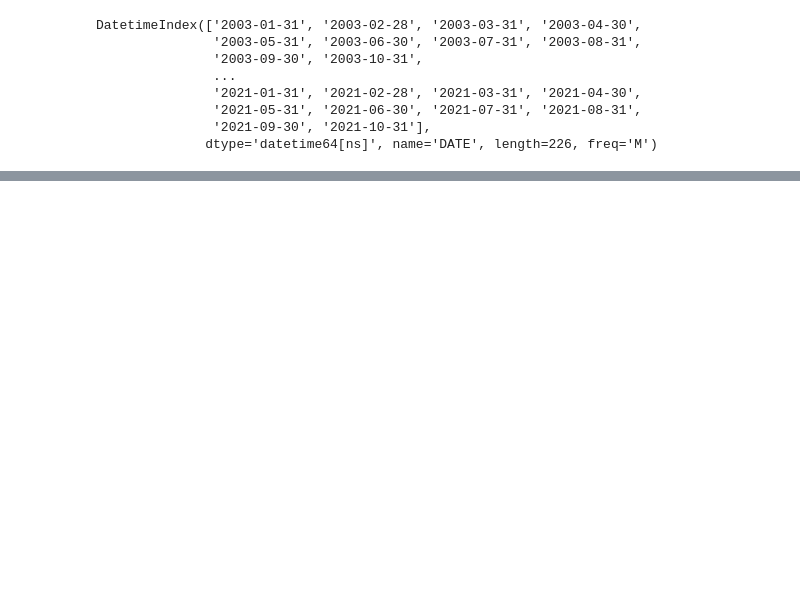
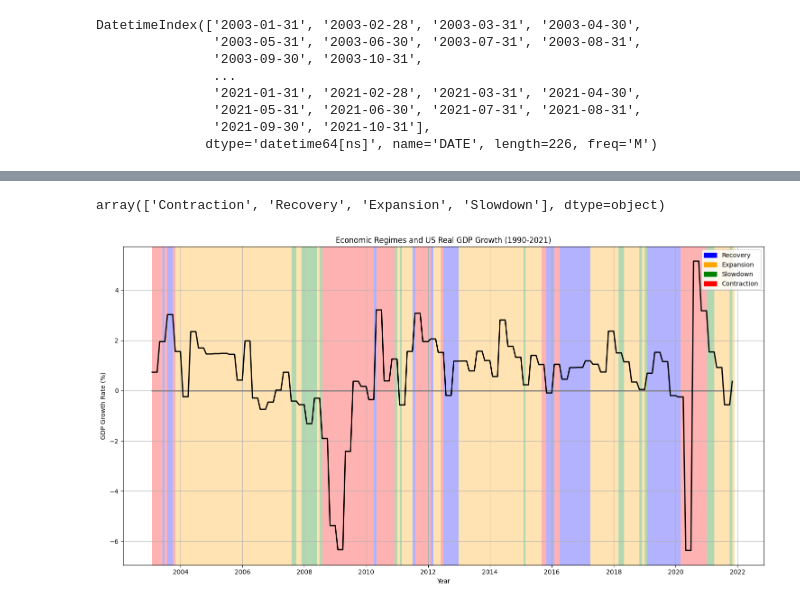
Before and after one commit to FELAB-KHU/S-PQuantTeam03, a Jupyter notebook: regime_re_지영_1121.ipynb, the cells around one changed output, grey strips where cells are left out. Cells and saved outputs as stored; diff of their text form; code cells hidden in the pictures; blank space fills up the shorter version.

```diff
--- a/regime_re_지영_1121.ipynb
+++ b/regime_re_지영_1121.ipynb
@@ -94 +115,8 @@ print('하락 중인 구간 :', df_down)
+# %%
+# leading indicator 02
+indicator_mean = data['indicator'].mean()
+
+# VIX 02
+data['vix_mv'] = new_data['VIXCLS'].rolling(window=240).mean()
+data['vix_mv'] = data['vix_mv'].fillna(method='bfill')
 # %%
@@ -112,0 +158,13 @@ for i in all_period:
+# %%
+# regime 정의 02
+conditions = [
+    (data['indicator'] < indicator_mean) & (data['vix'] < data['vix_mv']),
+    (data['indicator'] >= indicator_mean) & (data['vix'] < data['vix_mv']),
+    (data['indicator'] >= indicator_mean) & (data['vix'] >= data['vix_mv']),
+    (data['indicator'] < indicator_mean) & (data['vix'] >= data['vix_mv'])
+]
+
+choices = ['Recovery', 'Expansion', 'Slowdown', 'Contraction']
+data['regime'] = np.select(conditions, choices)
+
+data
@@ -165,0 +220,4 @@ memory usage: 8.8+ KB
+# %%
+data['regime'].unique()
+# %% [output]
+array(['Contraction', 'Recovery', 'Expansion', 'Slowdown'], dtype=object)
@@ -165,0 +263,49 @@ memory usage: 8.8+ KB
+# %%
+# 그래프를 그리기 위한 설정
+plt.figure(figsize=(15, 8))
+ax = plt.gca()
+
+# 각 국면별 배경색 설정
+background_colors = {
+    'Recovery': 'blue',
+    'Expansion': 'orange',
+    'Slowdown': 'green',
+    'Contraction': 'red'
+}
+
+# 범례를 위한 패치 리스트 생성
+legend_patches = [Patch(color=color, label=regime) for regime, color in background_colors.items()]
+
+# 국면이 바뀌는 지점을 찾습니다.
+regime_changes = data['regime'].ne(data['regime'].shift()).cumsum()
+
+# 각 국면에 대해 배경색을 칠합니다.
+prev_end = None
+for (regime, group_data) in data.groupby(regime_changes):
+    start = prev_end if prev_end else group_data.index[0]
+    end = group_data.index[-1] + pd.offsets.MonthEnd(1)  # 월말로 설정하여 겹치게 함
+    prev_end = end
+    ax.axvspan(start, end, facecolor=background_colors[group_data['regime'].iloc[0]], alpha=0.3, lw=0)
+
+# y=0 선 그래프 그리기
+ax.plot(data.index, np.zeros_like(data['gdp']), color='gray', linewidth=2)
+
+# 실질 GDP 성장률 선 그래프 그리기
+ax.plot(data.index, data['gdp'], color='black', linewidth=2, label='US Real GDP Growth y/y %')
+
+# y 축 레이블 설정
+plt.ylabel('GDP Growth Rate (%)')
+
+# 그래프 제목 및 레이블 설정
+plt.title('Economic Regimes and US Real GDP Growth (1990-2021)')
+plt.xlabel('Year')
+
+# 범례 표시
+plt.legend(handles=legend_patches)
+
+# 그래프 표시
+plt.grid(True)
+plt.tight_layout()
+plt.show()
+# %% [output]
+[figure, added]
```
Also changed, not shown: parts of 15 cells of this notebook, 2 other files.
